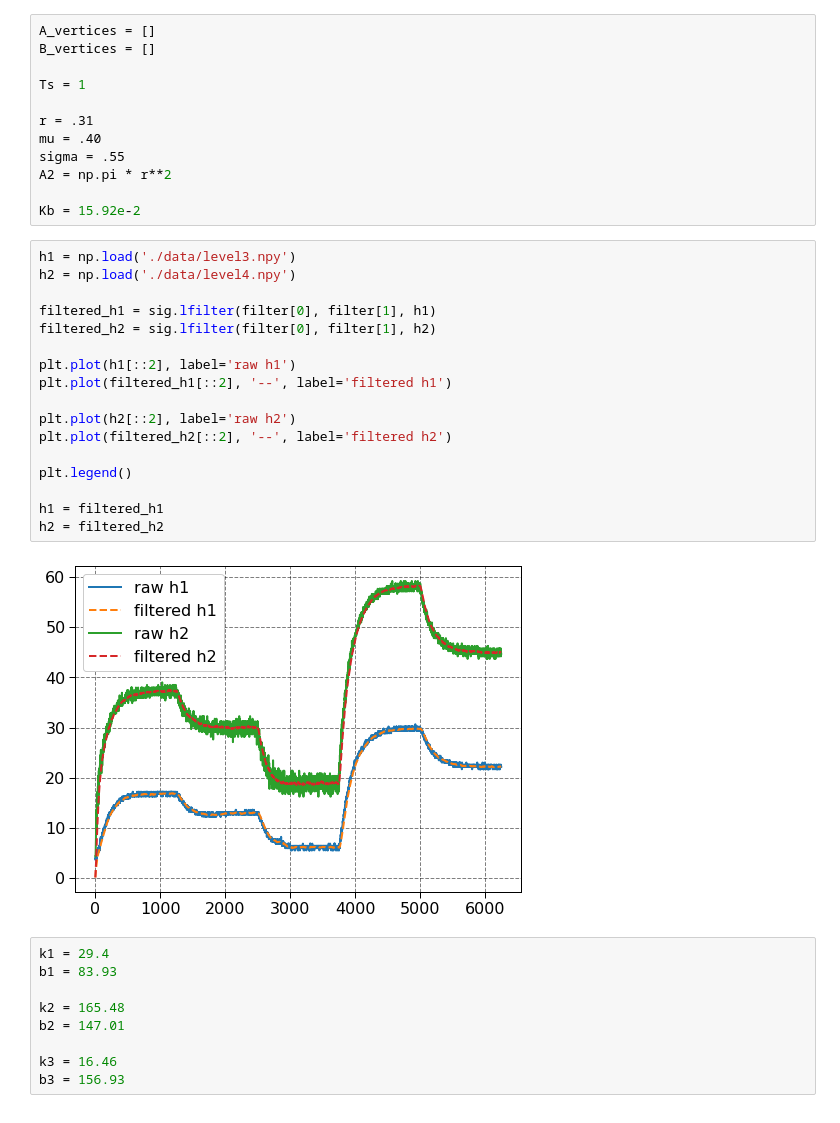
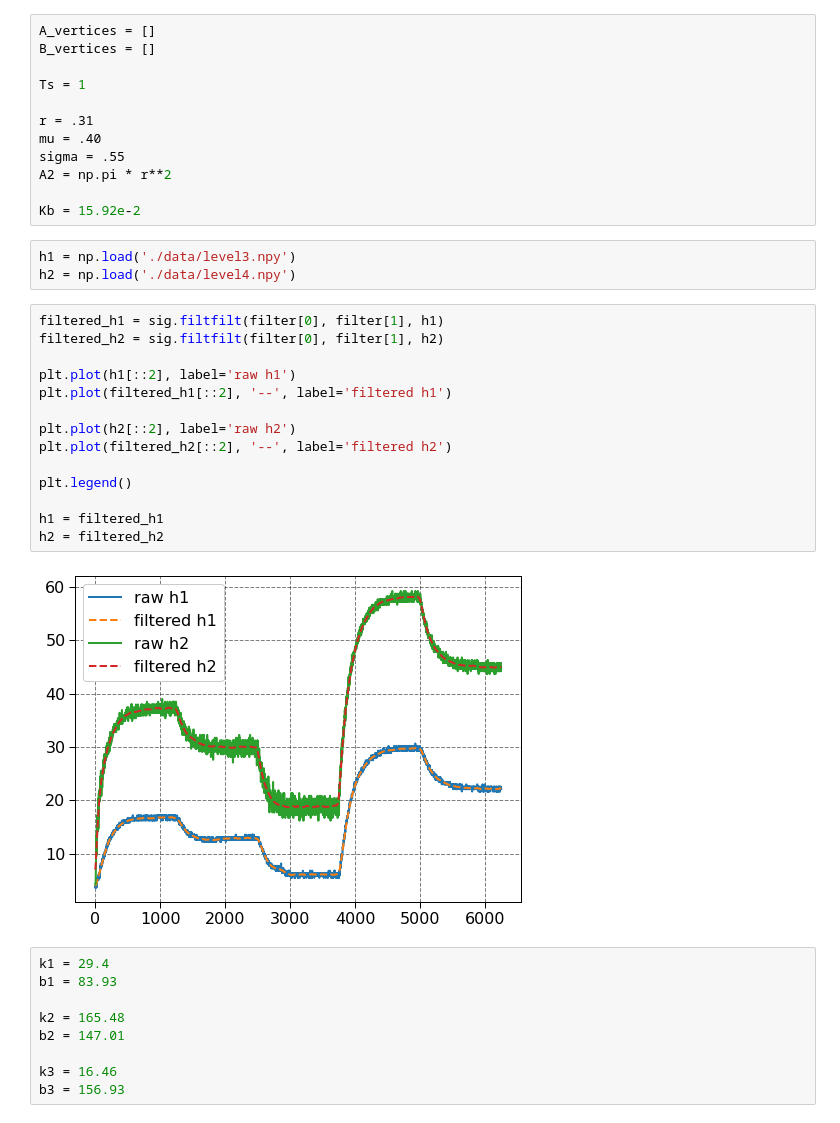
Before and after one commit to miguellrodrigues/ic_tanques, a Jupyter notebook: fuzzy_expr.ipynb, the cells around one changed output. Saved outputs shown, nothing was run; the diff lists cells and outputs as text.

```diff
--- a/fuzzy_expr.ipynb
+++ b/fuzzy_expr.ipynb
@@ -41,25 +41,25 @@ sigma = .55
 A2 = np.pi * r**2
 
 Kb = 15.92e-2
+# %%
+h1 = np.load('./data/level3.npy')
+h2 = np.load('./data/level4.npy')
 # %%
-h1 = np.load('./data/level3.npy')
-h2 = np.load('./data/level4.npy')
-
-filtered_h1 = sig.lfilter(filter[0], filter[1], h1)
-filtered_h2 = sig.lfilter(filter[0], filter[1], h2)
+filtered_h1 = sig.filtfilt(filter[0], filter[1], h1)
+filtered_h2 = sig.filtfilt(filter[0], filter[1], h2)
 
 plt.plot(h1[::2], label='raw h1')
 plt.plot(filtered_h1[::2], '--', label='filtered h1')
 
 plt.plot(h2[::2], label='raw h2')
 plt.plot(filtered_h2[::2], '--', label='filtered h2')
 
 plt.legend()
 
 h1 = filtered_h1
 h2 = filtered_h2
 # %% [output]
-[figure, old version]
+[figure, new version]
 # %%
 k1 = 29.4
 b1 = 83.93
```
Also changed, not shown: parts of 4 cells of this notebook, 2 other files.
